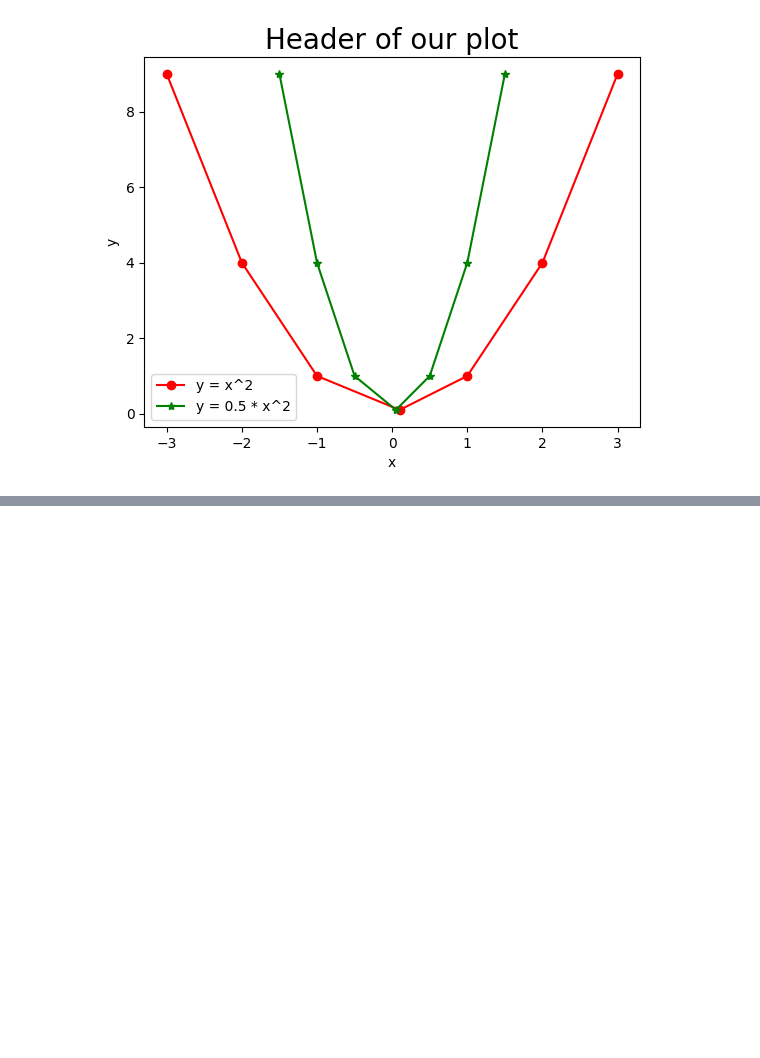
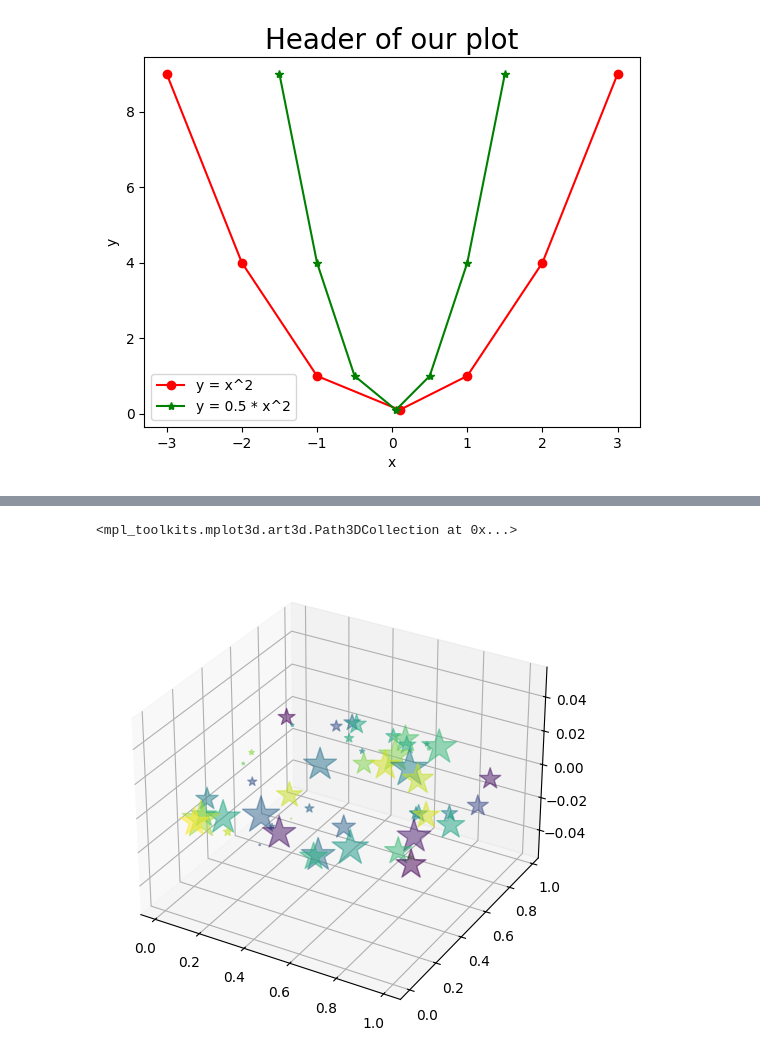
Before and after one commit to jegorix/script_collection, a Jupyter notebook: matplotlib/matplotlib_theory/plot.ipynb, the cells around one changed output, grey strips where cells are left out. Saved outputs shown, nothing was run; the diff lists cells and outputs as text; code cells hidden in the pictures; blank space fills up the shorter version.

```diff
--- a/matplotlib/matplotlib_theory/plot.ipynb
+++ b/matplotlib/matplotlib_theory/plot.ipynb
@@ -128,0 +193,10 @@ ax.legend(loc='lower left')
+# %%
+# show 3d scatters
+from mpl_toolkits.mplot3d import Axes3D
+fig = plt.figure(figsize=(10,6))
+ax = fig.add_subplot(111, projection='3d')
+
+ax.scatter(x,y, s=area, c=colors, alpha=0.5, marker='*', cmap='viridis')
+# %% [output]
+<mpl_toolkits.mplot3d.art3d.Path3DCollection at 0x...>
+[figure, added]
```
Also changed, not shown: parts of 20 cells of this notebook.
